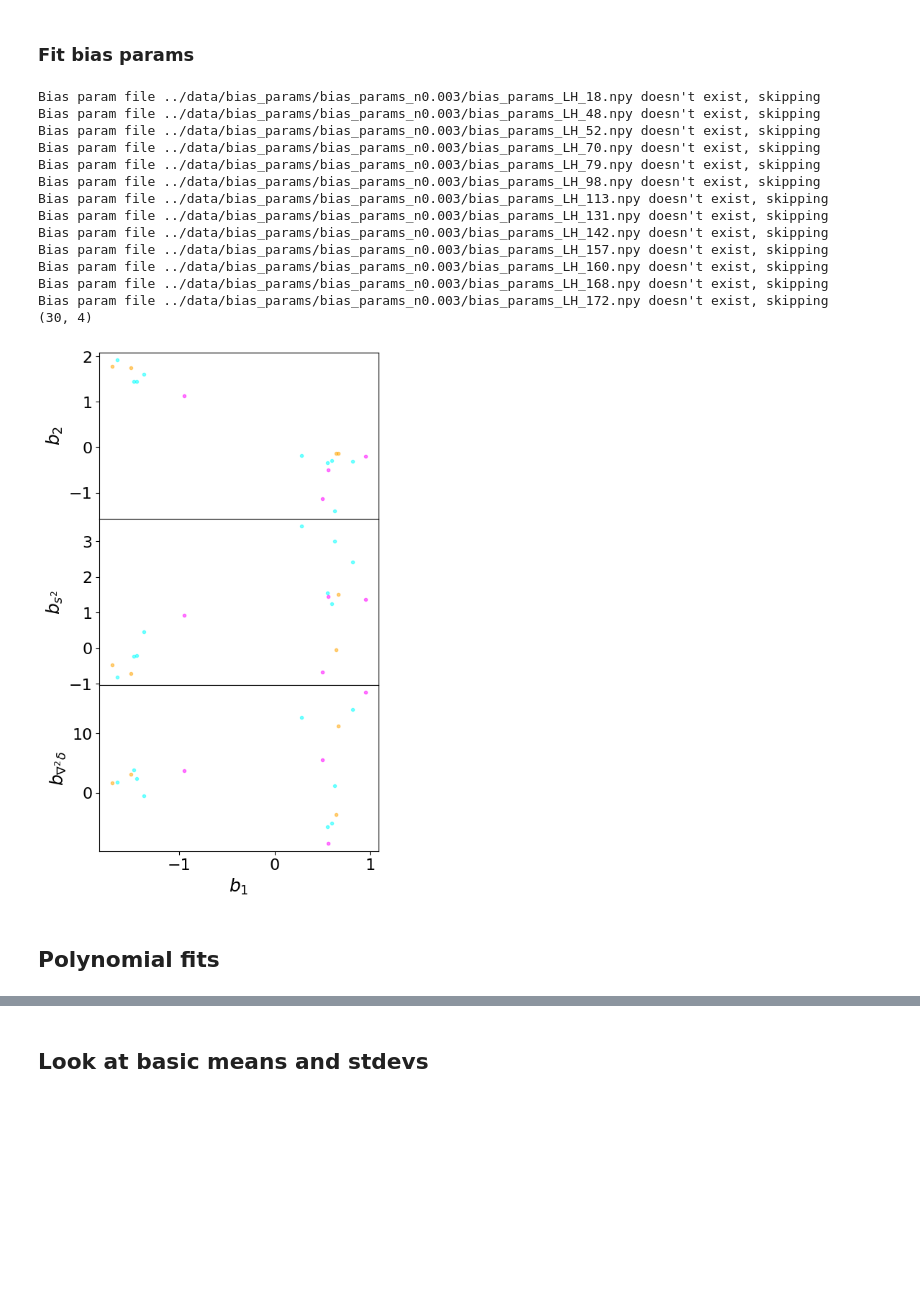
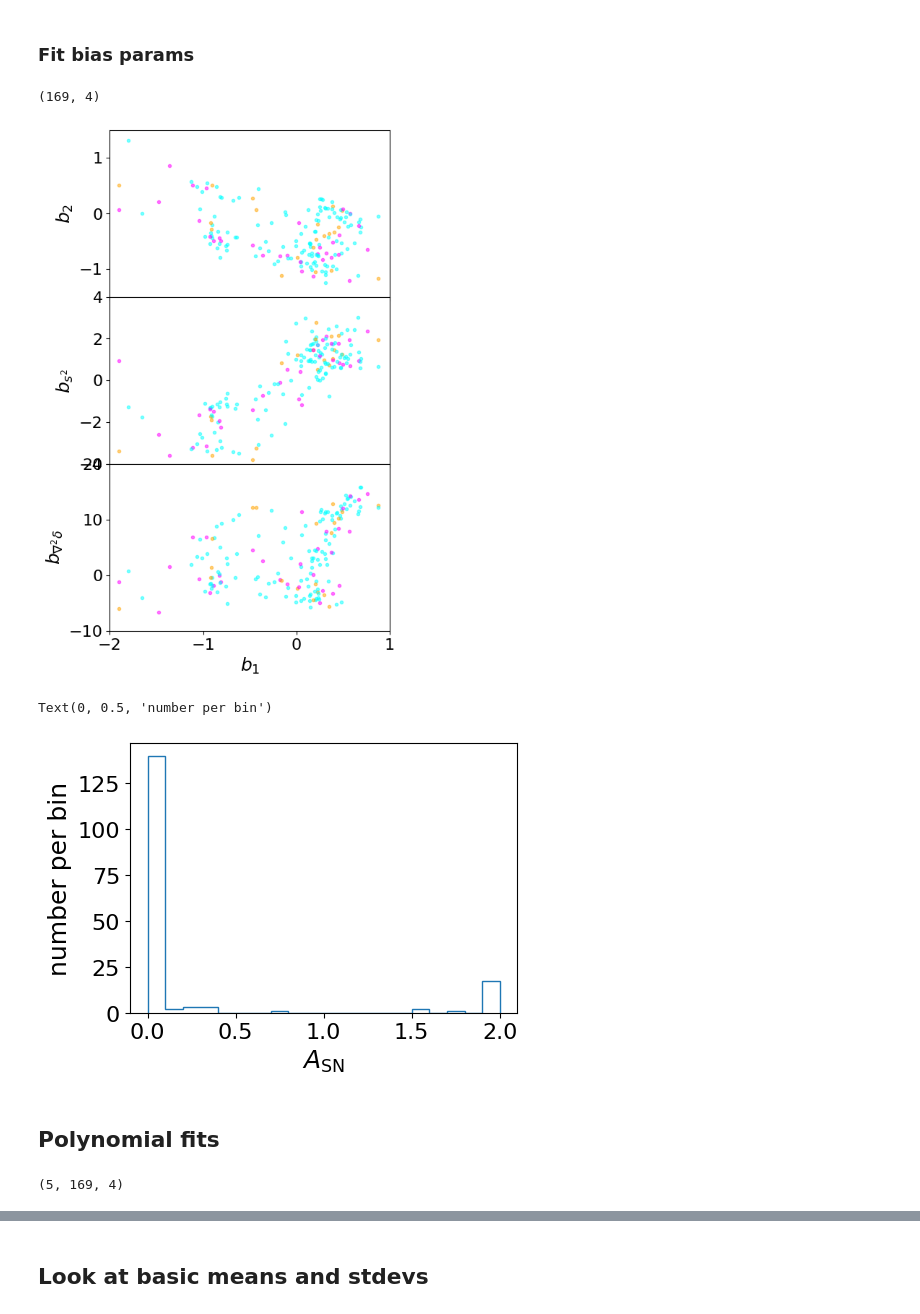
Before and after one commit to kstoreyf/biasexp-target-observable, a Jupyter notebook: notebooks/2023-01-04_camels-sam_biasexp_fit_load.ipynb, the cells around one changed output, grey strips where cells are left out. Cells and saved outputs as stored; diff of their text form; code cells hidden in the pictures; blank space fills up the shorter version.

Commit message:
switched to Mpc/h everywhere; testing dependence on kmax

```diff
--- a/notebooks/2023-01-04_camels-sam_biasexp_fit_load.ipynb
+++ b/notebooks/2023-01-04_camels-sam_biasexp_fit_load.ipynb
@@ -25,8 +25,8 @@ matplotlib.rcParams['axes.titlesize'] = 20
 alpha = 0.5
 color_mode = 'discrete'
 # %%
-save_figs = False
-plot_dir = '../plots/2023-01-08_figures'
+save_figs = True
+plot_dir = '../plots/2023-01-16_figures'
 Path(plot_dir).mkdir(parents=True, exist_ok=True)
 plot_tag = '_inemubounds'
 tag_bpfit = ''
@@ -243,49 +247,41 @@ bias_param_names_nob1.remove('b1')
 # %%
 nrows, ncols = 3, 1
 fig, axarr = plt.subplots(nrows, ncols, figsize=(5, 3*nrows), sharex=True)
 plt.subplots_adjust(hspace=0)
 
 bp_arr = []
 Asn_arr = []
-#for i, idx_sam in enumerate(idxs_sam):
-for i, idx_sam in enumerate(idxs_sam[:30]):
+for i, idx_sam in enumerate(idxs_sam):
+#for i, idx_sam in enumerate(idxs_sam[:30]):
     fn_bp = f'../data/bias_params/bias_params{tag_pk}{tag_bpfit}/bias_params_LH_{idx_sam}.npy'
     #fn_bp = f'../data/bias_params_bestfit_bltoonarrowbounds/bias_params_LH_{idx_sam}.npy'
     if not os.path.exists(fn_bp):
         print(f"Bias param file {fn_bp} doesn't exist, skipping")
         bp_arr.append([np.nan for bp_name in bias_param_names])
         continue
 
     bias_params = np.load(fn_bp, allow_pickle=True).item()
     bp_arr.append([bias_params[bp_name] for bp_name in bias_param_names])
     Asn_arr.append(bias_params['Asn'])
     for bb, bp_name in enumerate(bias_param_names_nob1):
         axarr[bb].plot(bias_params['b1'], bias_params[bp_name], marker='o', markersize=3,
                        color=colors[i], alpha=alpha)
         axarr[bb].set_ylabel(bias_param_labels[bp_name])
 
+
 bp_arr = np.array(bp_arr)
-Asn_arr =
+Asn_arr = np.array(Asn_arr)
 print(bp_arr.shape)
-#plt.xlim(-0.5, 0.5)
+plt.xlim(-2, 1)
+
+axarr[0].set_ylim(-1.5, 1.5)
+axarr[1].set_ylim(-4, 4)
+axarr[2].set_ylim(-10, 20)
 
 plt.xlabel(bias_param_labels[bias_param_names[0]])
 
 if save_figs:
     plt.savefig(f'{plot_dir}/bps{plot_tag}{tag_bpfit}.png')
 # %% [output]
-Bias param file ../data/bias_params/bias_params_n0.003/bias_params_LH_18.npy doesn't exist, skipping
-Bias param file ../data/bias_params/bias_params_n0.003/bias_params_LH_48.npy doesn't exist, skipping
-Bias param file ../data/bias_params/bias_params_n0.003/bias_params_LH_52.npy doesn't exist, skipping
-Bias param file ../data/bias_params/bias_params_n0.003/bias_params_LH_70.npy doesn't exist, skipping
-Bias param file ../data/bias_params/bias_params_n0.003/bias_params_LH_79.npy doesn't exist, skipping
-Bias param file ../data/bias_params/bias_params_n0.003/bias_params_LH_98.npy doesn't exist, skipping
-Bias param file ../data/bias_params/bias_params_n0.003/bias_params_LH_113.npy doesn't exist, skipping
-Bias param file ../data/bias_params/bias_params_n0.003/bias_params_LH_131.npy doesn't exist, skipping
-Bias param file ../data/bias_params/bias_params_n0.003/bias_params_LH_142.npy doesn't exist, skipping
-Bias param file ../data/bias_params/bias_params_n0.003/bias_params_LH_157.npy doesn't exist, skipping
-Bias param file ../data/bias_params/bias_params_n0.003/bias_params_LH_160.npy doesn't exist, skipping
-Bias param file ../data/bias_params/bias_params_n0.003/bias_params_LH_168.npy doesn't exist, skipping
-Bias param file ../data/bias_params/bias_params_n0.003/bias_params_LH_172.npy doesn't exist, skipping
-(30, 4)
+(169, 4)
-[figure, old version]
+[figure, new version]
@@ -294,2 +288,10 @@ plt.hist()
+# %%
+plt.figure(figsize=(5,3.5))
+plt.hist(Asn_arr, histtype='step', bins=20)
+plt.xlabel(r'$A_\text{SN}$')
+plt.ylabel('number per bin')
+# %% [output]
+Text(0, 0.5, 'number per bin')
+[figure, added]
 # %% [markdown]
 ## Polynomial fits
@@ -307,3 +298,27 @@ for bp_name in bias_param_names_nob1:
+# %%
+colors_kmax = ['red', 'orange', 'green', 'blue', 'purple']
+tags_bpfit = ['_kmax0.3', '_kmax0.4', '_kmax0.5', '_kmax0.6', '_kmax0.7']
+bp_arrs = []
+for tag_bpfit in tags_bpfit:
+    bp_arr = []
+    #Asn_arr = []
+    for i, idx_sam in enumerate(idxs_sam):
+        fn_bp = f'../data/bias_params/bias_params{tag_pk}{tag_bpfit}/bias_params_LH_{idx_sam}.npy'
+        if not os.path.exists(fn_bp):
+            print(f"Bias param file {fn_bp} doesn't exist, skipping")
+            bp_arr.append([np.nan for bp_name in bias_param_names])
+            continue
+
+        bias_params = np.load(fn_bp, allow_pickle=True).item()
+        bp_arr.append([bias_params[bp_name] for bp_name in bias_param_names])
+        #Asn_arr.append(bias_params['Asn'])
+    bp_arrs.append(bp_arr)
+
+bp_arrs = np.array(bp_arrs)
+#Asn_arr = np.array(Asn_arr)
+print(bp_arrs.shape)
+# %% [output]
+(5, 169, 4)
 # %%
 tag_bpfitnrows, ncols = 3, 1
 fig, axarr = plt.subplots(nrows, ncols, figsize=(5, 3*nrows), sharex=True)
```
Also changed, not shown: parts of 8 cells of this notebook, 4 other files.
